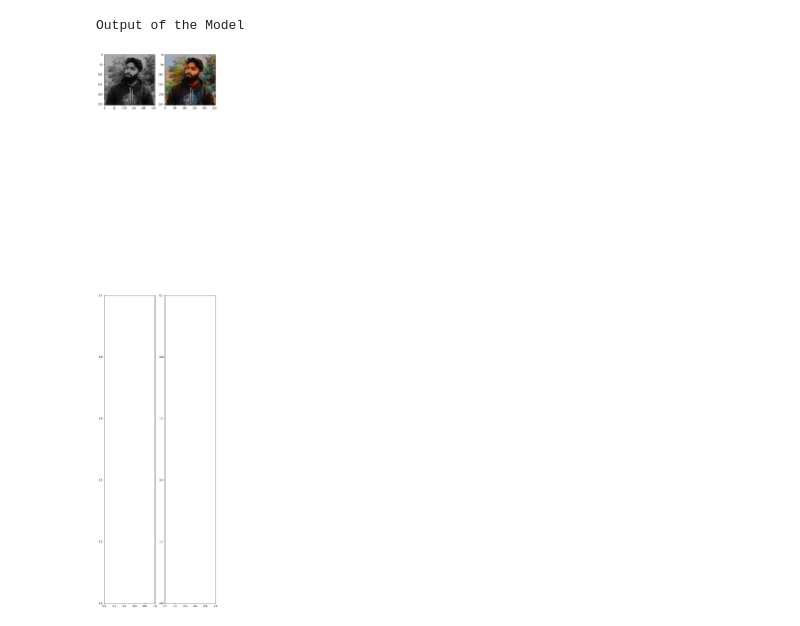
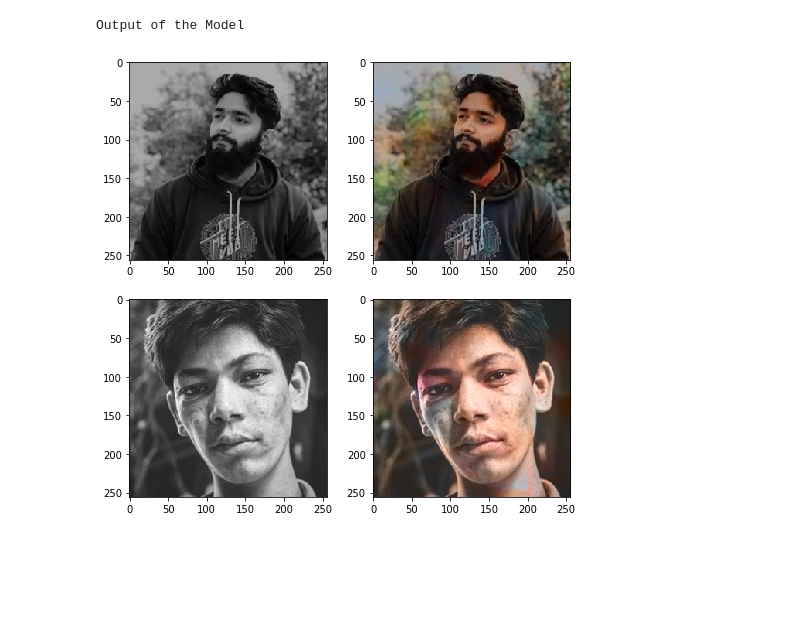
Before and after one commit to yogesh10leo/image, a Jupyter notebook: testing of image.ipynb, the cells around one changed output. Cells and saved outputs as stored; diff of their text form; code cells hidden in the pictures; blank space fills up the shorter version.

```diff
--- a/testing of image.ipynb
+++ b/testing of image.ipynb
@@ -15,42 +15,40 @@ loaded_model = model_from_json(loaded_model_json)
 # load weights into new model
 loaded_model.load_weights("model.h5")
 # %%
-# Manual Testing of Images
-
 import cv2
 import os
 %matplotlib inline
 from matplotlib import pyplot as plt
 
-fig, ax = plt.subplots(2, 2, figsize=(8,50))
+fig, ax = plt.subplots(2, 2, figsize=(8,8))
 row = 0
 colorize = []
 print('Output of the Model')
 for filename in os.listdir('Dataset/Test/'):
 	colorize.append(img_to_array(load_img('Dataset/Test/'+filename)))
 	ax[row,0].imshow(load_img('Dataset/Test/'+filename), interpolation='nearest')
 	row +=1
 
 colorize = np.array(colorize, dtype=float)
 colorize = rgb2lab(1.0/255*colorize)[:,:,:,0]
 colorize = colorize.reshape(colorize.shape+(1,))
 
 
 # Test model
 output = loaded_model.predict(colorize)
-output = output * 255
+output = output * 160
 
 row = 0
 
 # Output colorizations
 for i in range(len(output)):
 	cur = np.zeros((256, 256, 3))
 	cur[:,:,0] = colorize[i][:,:,0]
 	cur[:,:,1:] = output[i]
 	resImage = lab2rgb(cur)
 	ax[row,1].imshow(resImage, interpolation='nearest')
 	row +=1
 imsave("result/img_"+str(i)+".png", resImage)
 # %% [output]
 Output of the Model
-[figure, old version]
+[figure, new version]
```
